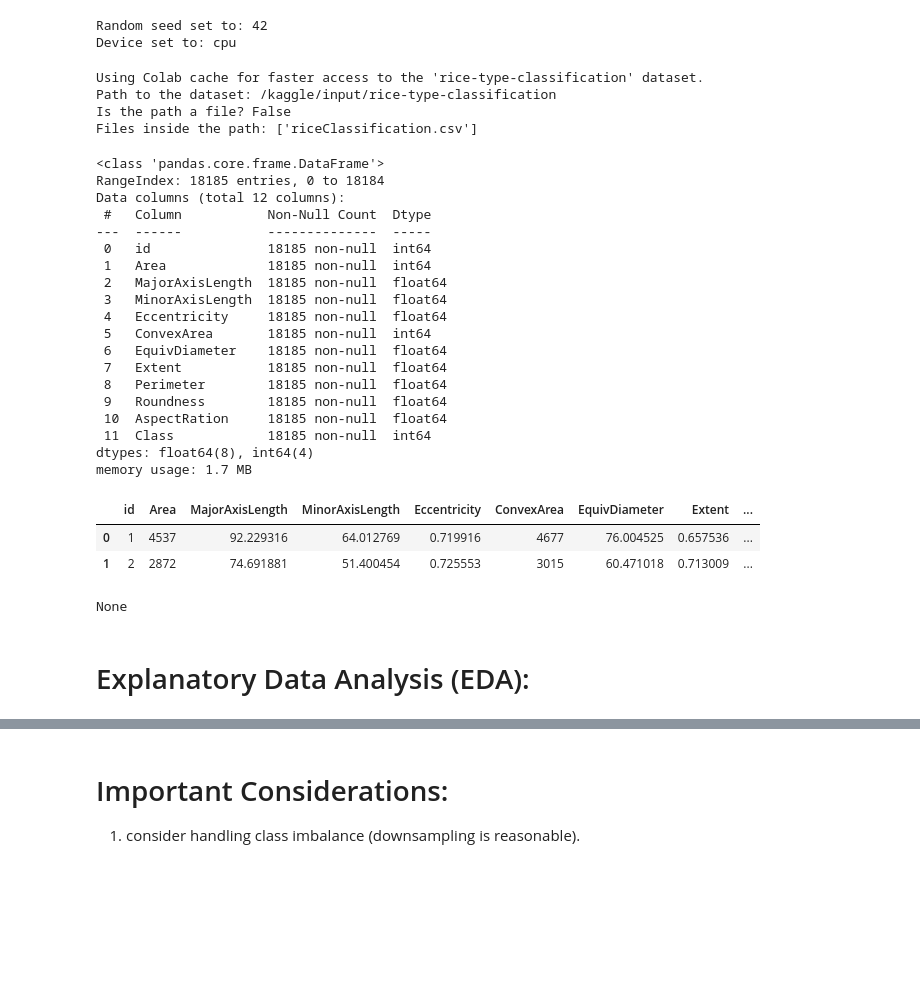
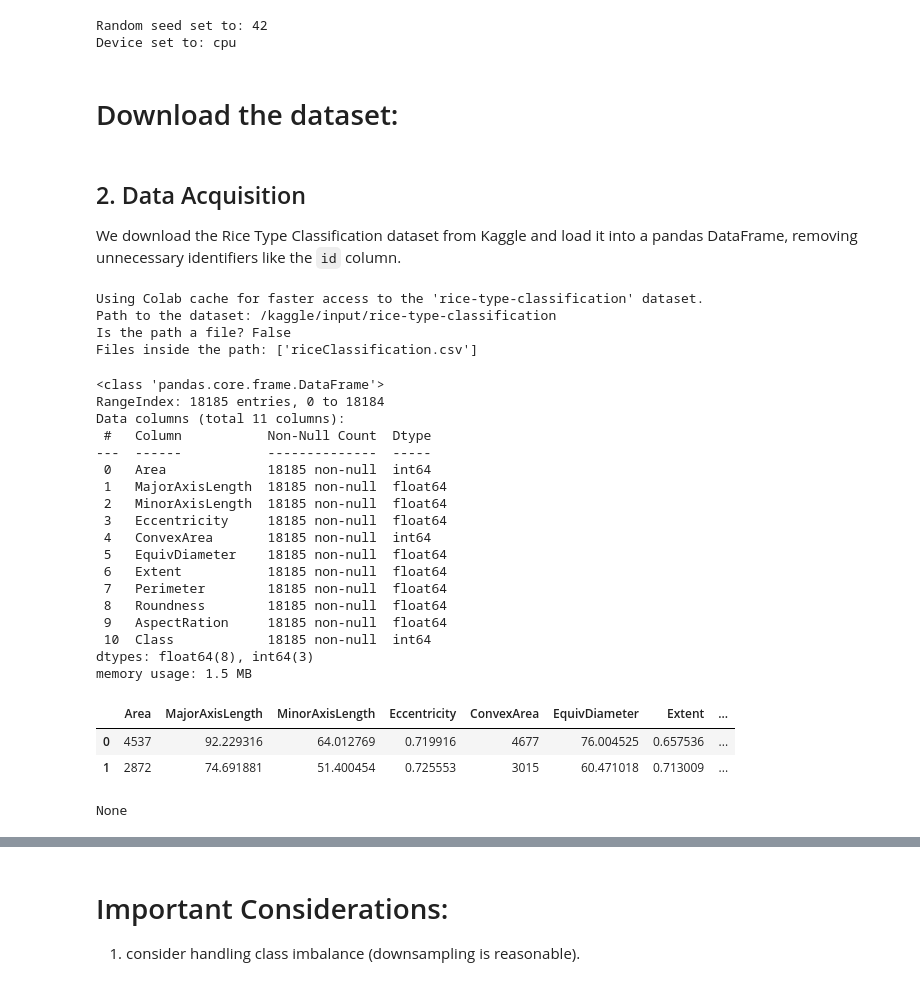
Before and after one commit to Ibraheem-Al-hafith/classification_hub, a Jupyter notebook: Ex_1_Tabular_Classification.ipynb, the cells around one changed output, grey strips where cells are left out. Cells and saved outputs as stored; diff of their text form; code cells hidden in the pictures; blank space fills up the shorter version.

```diff
--- a/Ex_1_Tabular_Classification.ipynb
+++ b/Ex_1_Tabular_Classification.ipynb
@@ -98,6 +135,12 @@ print(f"Device set to: {config.device}")
 # %% [output]
 Random seed set to: 42
 Device set to: cpu
+# %% [markdown]
+# Download the dataset:
+# %% [markdown]
+<a id='data-loading'></a>
+## 2. Data Acquisition
+We download the Rice Type Classification dataset from Kaggle and load it into a pandas DataFrame, removing unnecessary identifiers like the `id` column.
 # %%
 from utilities import download_kaggle_dataset
 path = download_kaggle_dataset(config.dataset_name)
@@ -108,34 +151,31 @@ Is the path a file? False
 Files inside the path: ['riceClassification.csv']
 # %%
 import pandas as pd
-df = pd.read_csv(Path(path) / "riceClassification.csv")
+df = pd.read_csv(Path(path) / "riceClassification.csv").drop(columns=['id'])
 display(
     df.head(2),
     df.info()
 )
 # %% [output]
 <class 'pandas.core.frame.DataFrame'>
 RangeIndex: 18185 entries, 0 to 18184
-Data columns (total 12 columns):
+Data columns (total 11 columns):
  #   Column           Non-Null Count  Dtype
 ---  ------           --------------  -----
- 0   id               18185 non-null  int64
- 1   Area             18185 non-null  int64
- 2   MajorAxisLength  18185 non-null  float64
- 3   MinorAxisLength  18185 non-null  float64
- 4   Eccentricity     18185 non-null  float64
- 5   ConvexArea       18185 non-null  int64
- 6   EquivDiameter    18185 non-null  float64
- 7   Extent           18185 non-null  float64
- 8   Perimeter        18185 non-null  float64
- 9   Roundness        18185 non-null  float64
- 10  AspectRation     18185 non-null  float64
- 11  Class            18185 non-null  int64
-dtypes: float64(8), int64(4)
-memory usage: 1.7 MB
+ 0   Area             18185 non-null  int64
+ 1   MajorAxisLength  18185 non-null  float64
+ 2   MinorAxisLength  18185 non-null  float64
+ 3   Eccentricity     18185 non-null  float64
+ 4   ConvexArea       18185 non-null  int64
+ 5   EquivDiameter    18185 non-null  float64
+ 6   Extent           18185 non-null  float64
+ 7   Perimeter        18185 non-null  float64
+ 8   Roundness        18185 non-null  float64
+ 9   AspectRation     18185 non-null  float64
+ 10  Class            18185 non-null  int64
+dtypes: float64(8), int64(3)
+memory usage: 1.5 MB
-|  | id | Area | MajorAxisLength | MinorAxisLength | Eccentricity | ConvexArea | EquivDiameter | Extent | ... |
-| 0 | 1 | 4537 | 92.229316 | 64.012769 | 0.719916 | 4677 | 76.004525 | 0.657536 | ... |
-| 1 | 2 | 2872 | 74.691881 | 51.400454 | 0.725553 | 3015 | 60.471018 | 0.713009 | ... |
+|  | Area | MajorAxisLength | MinorAxisLength | Eccentricity | ConvexArea | EquivDiameter | Extent | ... |
+| 0 | 4537 | 92.229316 | 64.012769 | 0.719916 | 4677 | 76.004525 | 0.657536 | ... |
+| 1 | 2872 | 74.691881 | 51.400454 | 0.725553 | 3015 | 60.471018 | 0.713009 | ... |
 None
-# %% [markdown]
-# Explanatory Data Analysis (EDA):
```
Also changed, not shown: parts of 22 cells of this notebook.
